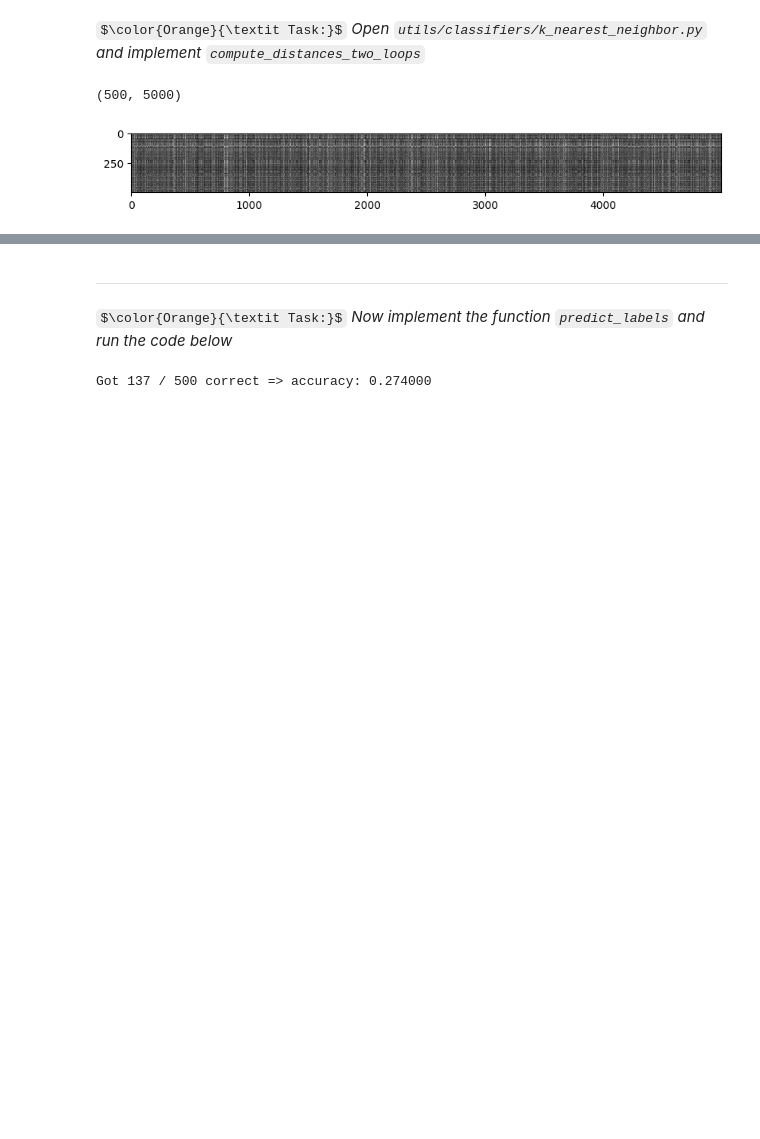
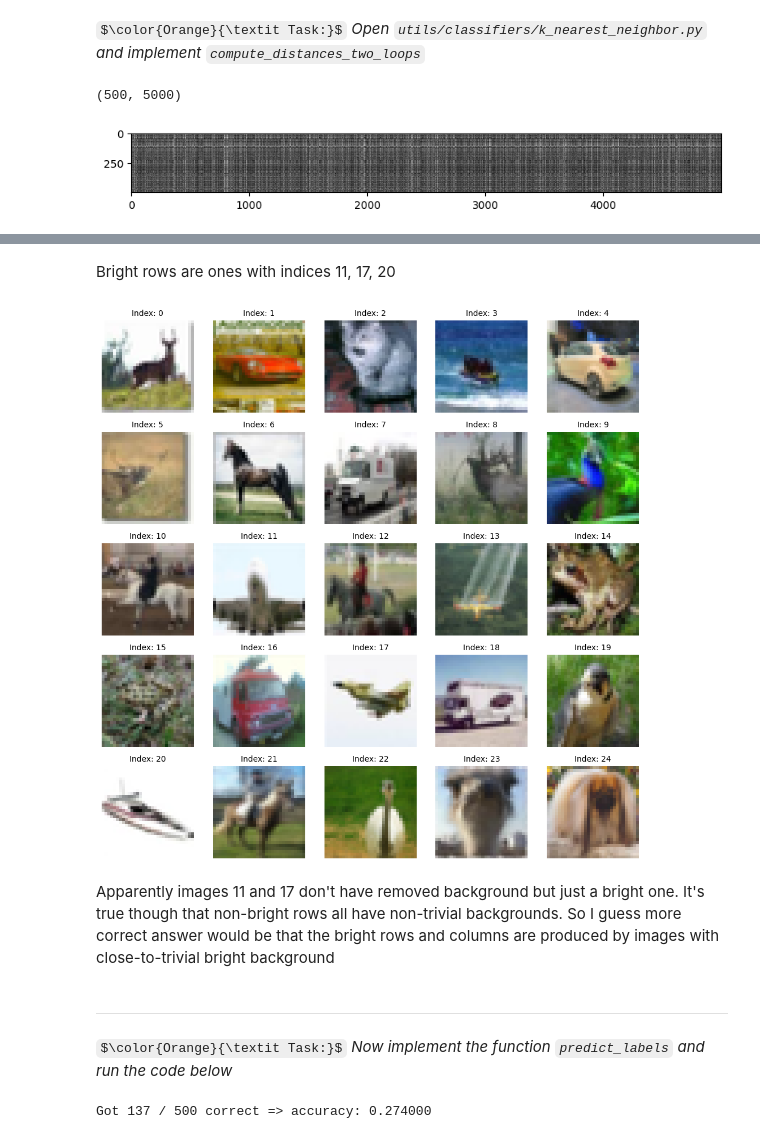
Before and after one commit to EvgeniyAzarov/CV-DL-course, a Jupyter notebook: assignment1/knn.ipynb, the cells around one changed output, grey strips where cells are left out. Drawn from its saved outputs; the diff is of its cells as text; code cells hidden in the pictures; some formulas as TeX source; blank space fills up the shorter version.

```diff
--- a/assignment1/knn.ipynb
+++ b/assignment1/knn.ipynb
@@ -136,3 +148,24 @@ $\color{blue}{\textit Your Answer:}$ *fill this in*
+# %% [markdown]
+Bright rows are ones with indices 11, 17, 20
+# %%
+n_images = 25
+grid_size = 5
+
+fig, axes = plt.subplots(grid_size, grid_size, figsize=(10, 10))
+
+for i in range(n_images):
+    j = idx_shifted + i
+    ax = axes[i // grid_size, i % grid_size]
+    ax.imshow(X_test[j].reshape((32, 32, 3)).astype('uint8'))
+    ax.set_title(f"Index: {i}", fontsize=10)
+    ax.axis('off')
+
+plt.tight_layout()
+plt.show()
+# %% [output]
+[figure, added]
+# %% [markdown]
+Apparently images 11 and 17 don't have removed background but just a bright one. It's true though that non-bright rows all have non-trivial backgrounds. So I guess more correct answer would be that the bright rows and columns are produced by images with close-to-trivial bright background
 # %% [markdown]
 ---
 # %% [markdown]
```
Also changed, not shown: parts of 10 cells of this notebook, 3 other files.
